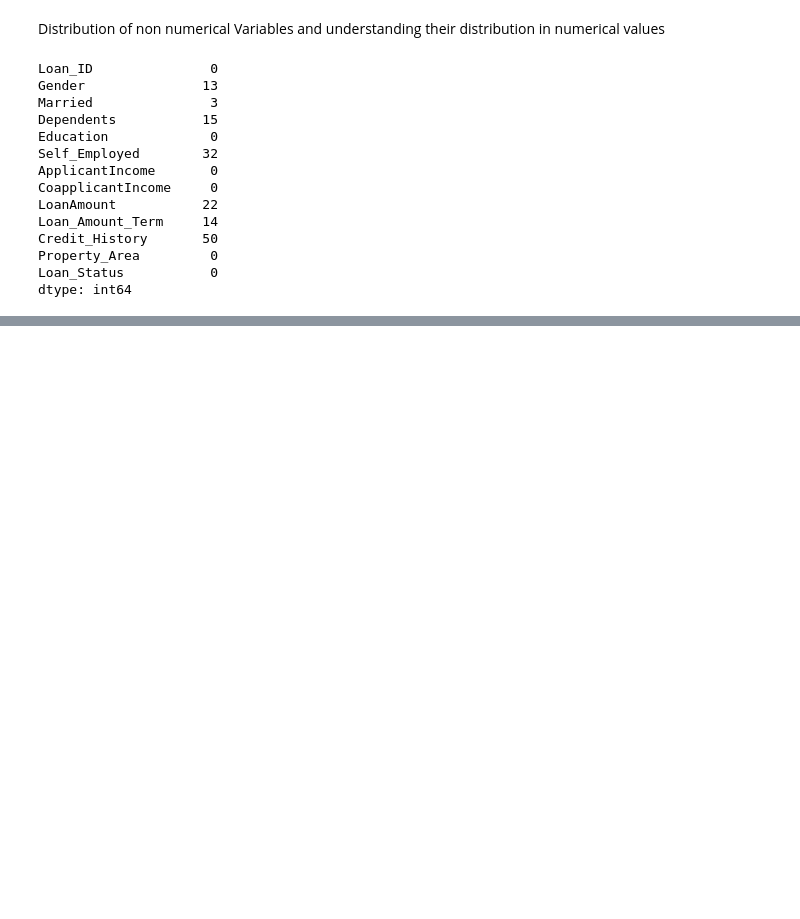
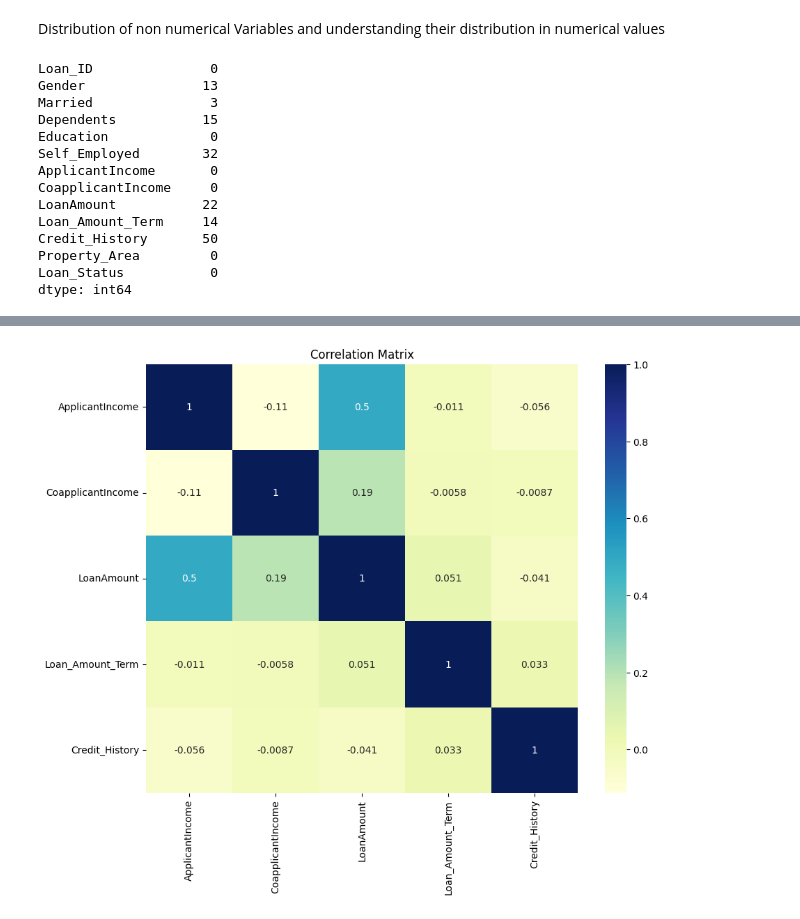
Before and after one commit to paulmachau/Loan-Prediction, a Jupyter notebook: Loan_Eligibility_Predictiond.ipynb, the cells around one changed output, grey strips where cells are left out. Cells and saved outputs as stored; diff of their text form; code cells hidden in the pictures; blank space fills up the shorter version.

```diff
--- a/Loan_Eligibility_Predictiond.ipynb
+++ b/Loan_Eligibility_Predictiond.ipynb
@@ -194,0 +237,22 @@ cleaned_train_data.head()
+# %%
+# prompt: showing the correlation of variable and using a heat map as a visual
+
+# Calculate the correlation matrix
+corr_matrix = cleaned_train_data.corr()
+
+# Create a heatmap of the correlation matrix
+plt.figure(figsize=(10, 8))
+sn.heatmap(corr_matrix, annot=True, cmap="YlGnBu")
+plt.title("Correlation Matrix")
+plt.show()
+
+# **Inferences**
+#
+# The heatmap displays the correlation coefficients between different variables in the dataset.
+#
+# - Positive correlation: Variables with positive correlation coefficients tend to move in the same direction. For example, if one variable increases, the other variable also tends to increase.
+# - Negative correlation: Variables with negative correlation coefficients tend to move in opposite directions. For example, if one variable increases, the other variable tends to decrease.
+# - Strong correlation: The strength of the correlation is indicated by the intensity of the color in the heatmap. Darker colors represent stronger correlations, while lighter colors represent weaker correlations.
+# - No correlation: Variables with correlation coefficients close to zero have little or no linear relationship.
+# %% [output]
+[figure, added]
```
Also changed, not shown: parts of 26 cells of this notebook.
